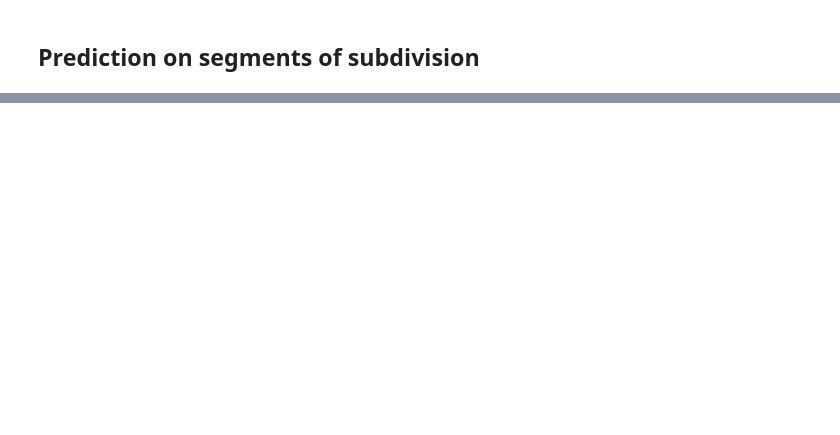
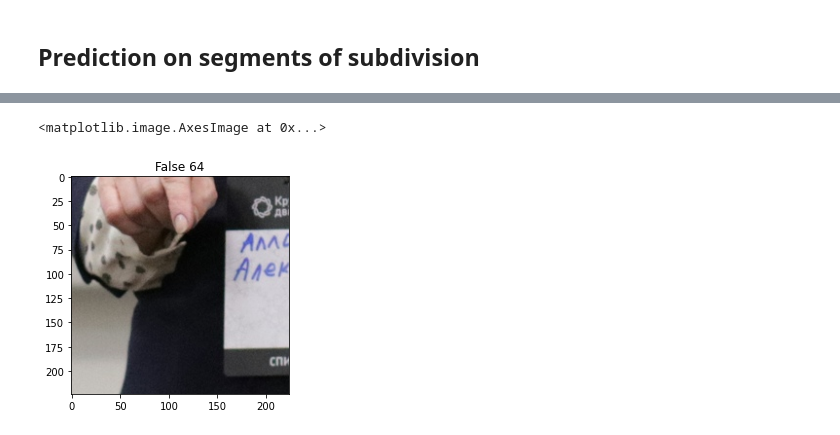
Before and after one commit to LeonidMurashov/nti-cv, a Jupyter notebook: classifier-minimal-example.ipynb, the cells around one changed output, grey strips where cells are left out. Saved outputs shown, nothing was run; the diff lists cells and outputs as text; code cells hidden in the pictures; blank space fills up the shorter version.

```diff
--- a/classifier-minimal-example.ipynb
+++ b/classifier-minimal-example.ipynb
@@ -67,0 +76,10 @@ for i in range(24):
+# %%
+n = 64
+img = patches[n].copy()
+# img = cv2.resize(img, (400, 400))[-224:, :224]
+prediction = model(np.array([img]))[0][0] > 0
+plt.title(f'{prediction} {n}')
+plt.imshow(img)
+# %% [output]
+<matplotlib.image.AxesImage at 0x...>
+[figure, added]
```
Also changed, not shown: parts of 6 cells of this notebook, 2 other files.
